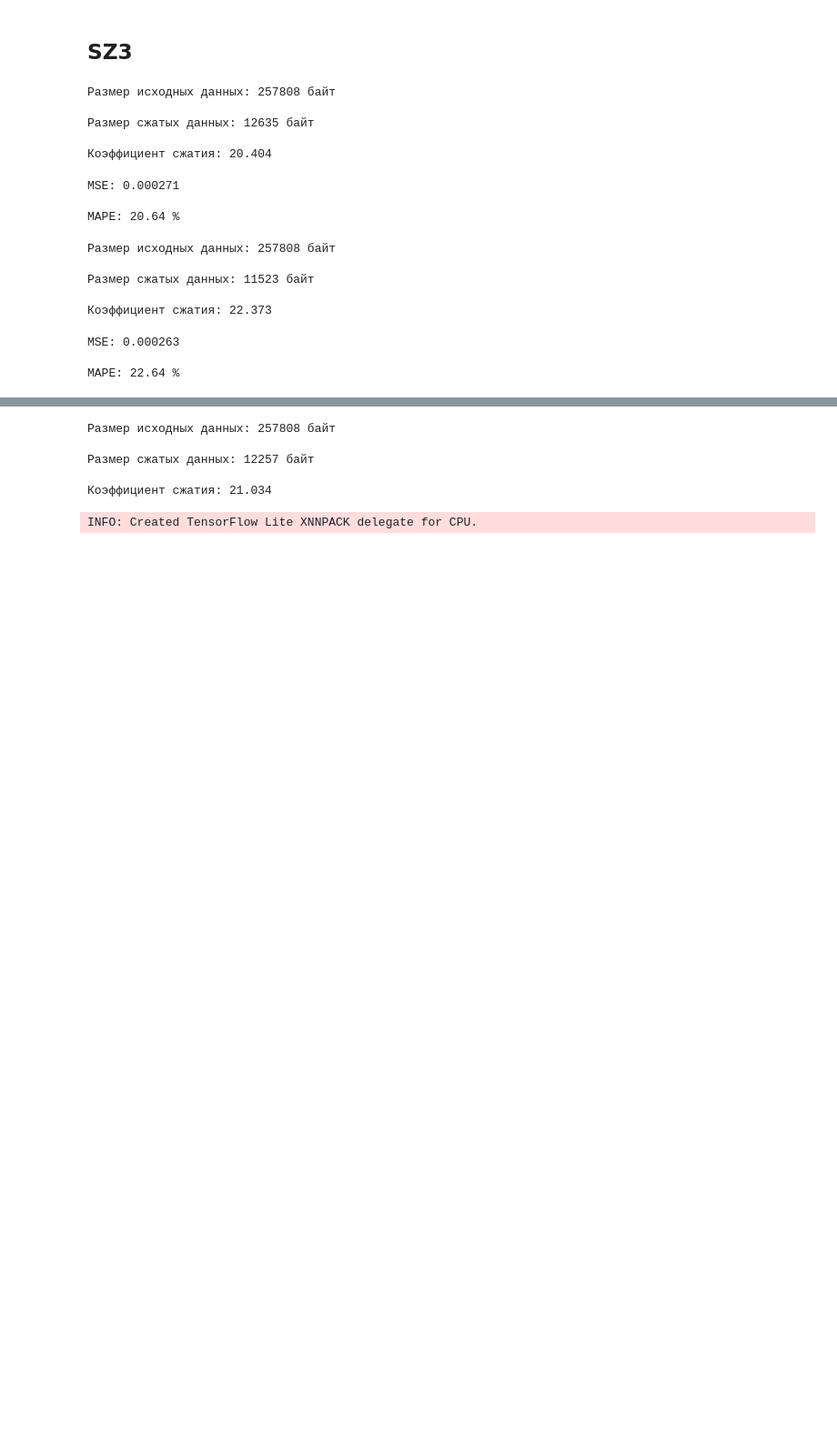
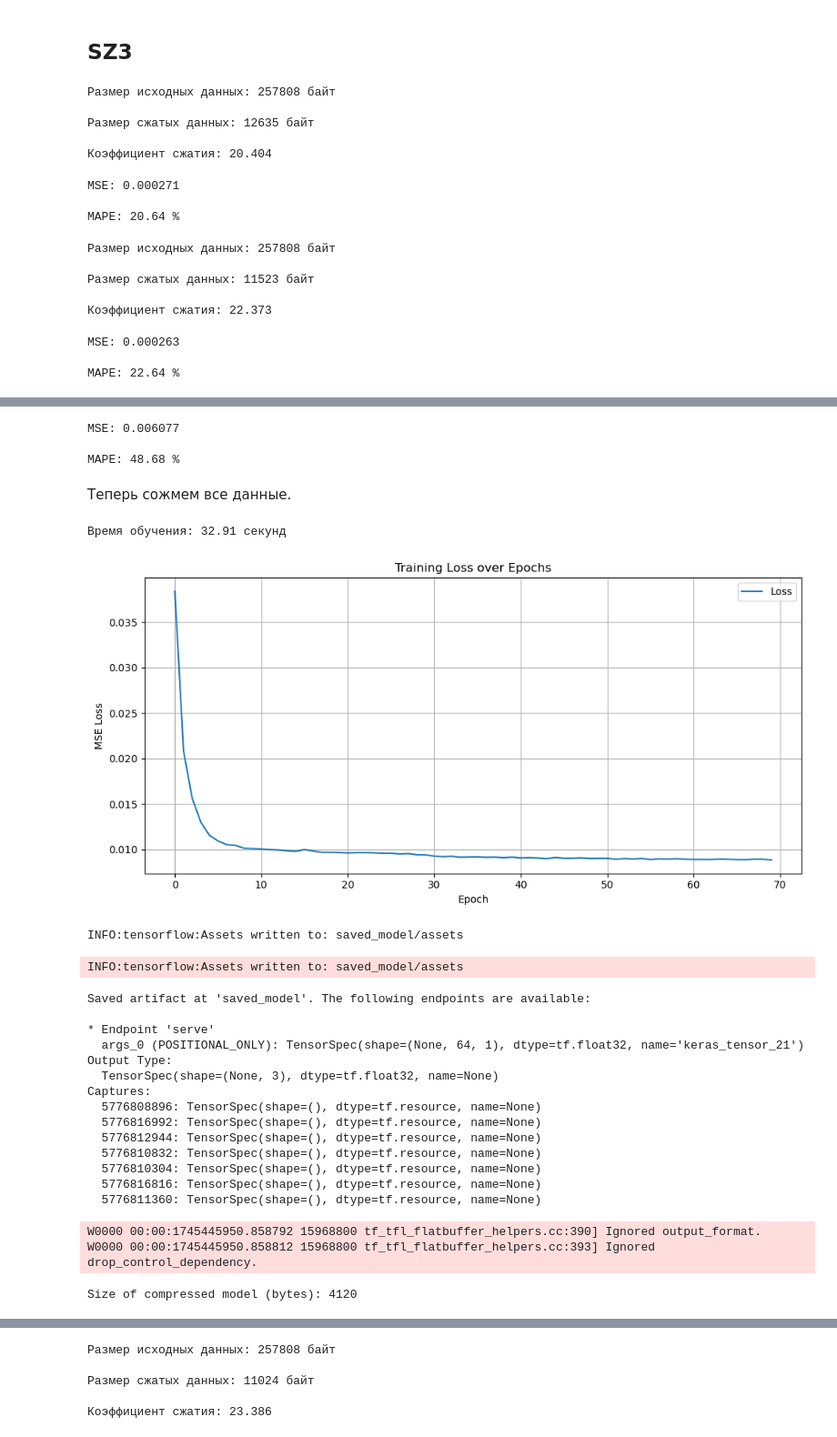
Before and after one commit to Romankkl03/compress_time_series, a Jupyter notebook: experiments.ipynb, the cells around one changed output, grey strips where cells are left out. Shown: that part at 91% size. Cells and saved outputs as stored; diff of their text form; code cells hidden in the pictures; blank space fills up the shorter version.

```diff
--- a/experiments.ipynb
+++ b/experiments.ipynb
@@ -434,0 +541,6 @@ W0000 00:00:1744840034.253572 13300483 tf_tfl_flatbuffer_helpers.cc:393] Ignored
+# %%
+get_errors(df_wind[cluster_sensors], dec_cluster_df)
+# %% [output]
+MSE: 0.006077
+
+MAPE: 48.68 %
@@ -434,0 +582,26 @@ W0000 00:00:1744840034.253572 13300483 tf_tfl_flatbuffer_helpers.cc:393] Ignored
+# %% [markdown]
+Теперь сожмем все данные.
+# %%
+enc_df = compress_cnn_sz3(df_wind, wind_geo_dict, cor_lvl = 0.8, use_dwt=False, window_size=64, num_epochs=70, plot_flag=True)
+# %% [output]
+Время обучения: 32.91 секунд
+[figure, added]
+INFO:tensorflow:Assets written to: saved_model/assets
+INFO:tensorflow:Assets written to: saved_model/assets
+Saved artifact at 'saved_model'. The following endpoints are available:
+
+* Endpoint 'serve'
+  args_0 (POSITIONAL_ONLY): TensorSpec(shape=(None, 64, 1), dtype=tf.float32, name='keras_tensor_21')
+Output Type:
+  TensorSpec(shape=(None, 3), dtype=tf.float32, name=None)
+Captures:
+  5776808896: TensorSpec(shape=(), dtype=tf.resource, name=None)
+  5776816992: TensorSpec(shape=(), dtype=tf.resource, name=None)
+  5776812944: TensorSpec(shape=(), dtype=tf.resource, name=None)
+  5776810832: TensorSpec(shape=(), dtype=tf.resource, name=None)
+  5776810304: TensorSpec(shape=(), dtype=tf.resource, name=None)
+  5776816816: TensorSpec(shape=(), dtype=tf.resource, name=None)
+  5776811360: TensorSpec(shape=(), dtype=tf.resource, name=None)
+W0000 00:00:1745445950.858792 15968800 tf_tfl_flatbuffer_helpers.cc:390] Ignored output_format.
+W0000 00:00:1745445950.858812 15968800 tf_tfl_flatbuffer_helpers.cc:393] Ignored drop_control_dependency.
+Size of compressed model (bytes): 4120
@@ -437,14 +616,12 @@ get_compress_info_cnn_sz3(df_wind, enc_df)
 # %% [output]
 Размер исходных данных: 257808 байт
 
-Размер сжатых данных: 12257 байт
+Размер сжатых данных: 11024 байт
 
-Коэффициент сжатия: 21.034
+Коэффициент сжатия: 23.386
 # %%
-dec_df = decomress_cnn_sz3(enc_df, (5371,))
+dec_df = decomress_cnn_sz3(enc_df, (5371,), use_dwt=False)
 dec_df = dec_df.sort_index(axis=1)
-# %% [output]
-INFO: Created TensorFlow Lite XNNPACK delegate for CPU.
 # %%
 get_errors(df_wind, dec_df)
 # %% [output]
```
Also changed, not shown: parts of 39 cells of this notebook, 2 other files.
